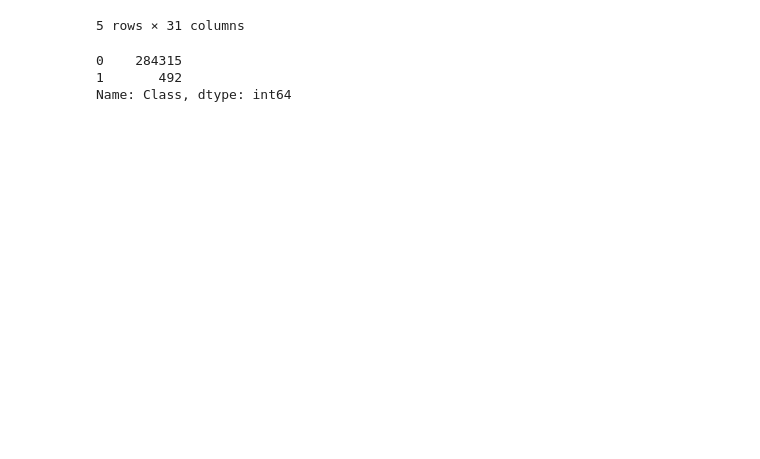
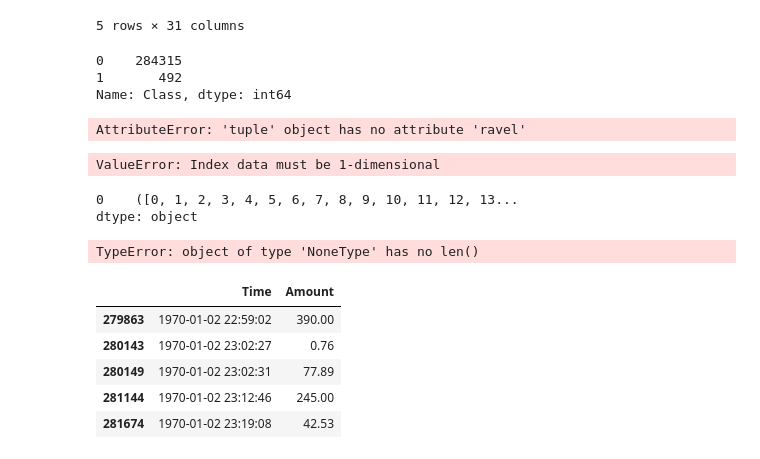
Before and after one commit to sumedhmanwar/Credit-Card-Fraud-Detection, a Jupyter notebook: NB.ipynb, the cells around one changed output. Saved outputs shown, nothing was run; the diff lists cells and outputs as text; code cells hidden in the pictures; blank space fills up the shorter version.

```diff
--- a/NB.ipynb
+++ b/NB.ipynb
@@ -36,3 +36,10 @@ train['Class'].value_counts()
 Name: Class, dtype: int64
 # %%
 amt_by_time = train.loc[:,['Time','Amount']]
+amt_by_time = amt_by_time.drop(np.where(train.Class == 0).ravel(), axis=0)
+# %% [output]
+AttributeError: 'tuple' object has no attribute 'ravel'
+# %%
+amt_by_time = amt_by_time.drop(ks, axis=0)
+# %% [output]
+ValueError: Index data must be 1-dimensional
@@ -39,3 +48,20 @@ amt_by_time = train.loc[:,['Time','Amount']]
+# %%
+ks
+ks = pd.Series([k],fastpath=True)
+ks
+# %% [output]
+0    ([0, 1, 2, 3, 4, 5, 6, 7, 8, 9, 10, 11, 12, 13...
+dtype: object
+TypeError: object of type 'NoneType' has no len()
+# %%
+amt_by_time.tail()
+# %% [output]
+|  | Time | Amount |
+| 279863 | 1970-01-02 22:59:02 | 390.00 |
+| 280143 | 1970-01-02 23:02:27 | 0.76 |
+| 280149 | 1970-01-02 23:02:31 | 77.89 |
+| 281144 | 1970-01-02 23:12:46 | 245.00 |
+| 281674 | 1970-01-02 23:19:08 | 42.53 |
 # %%
 amt_by_time.plot()
 plt.show()
```
Also changed, not shown: parts of 2 cells of this notebook.
